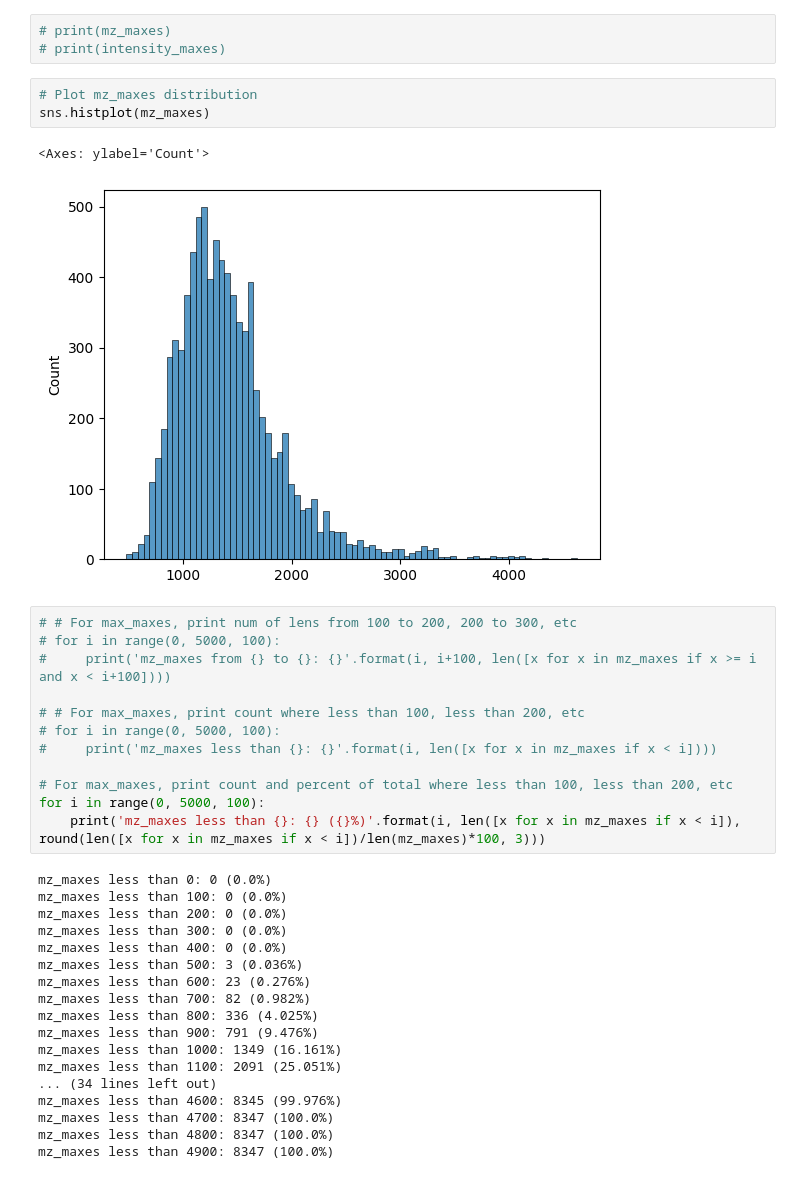
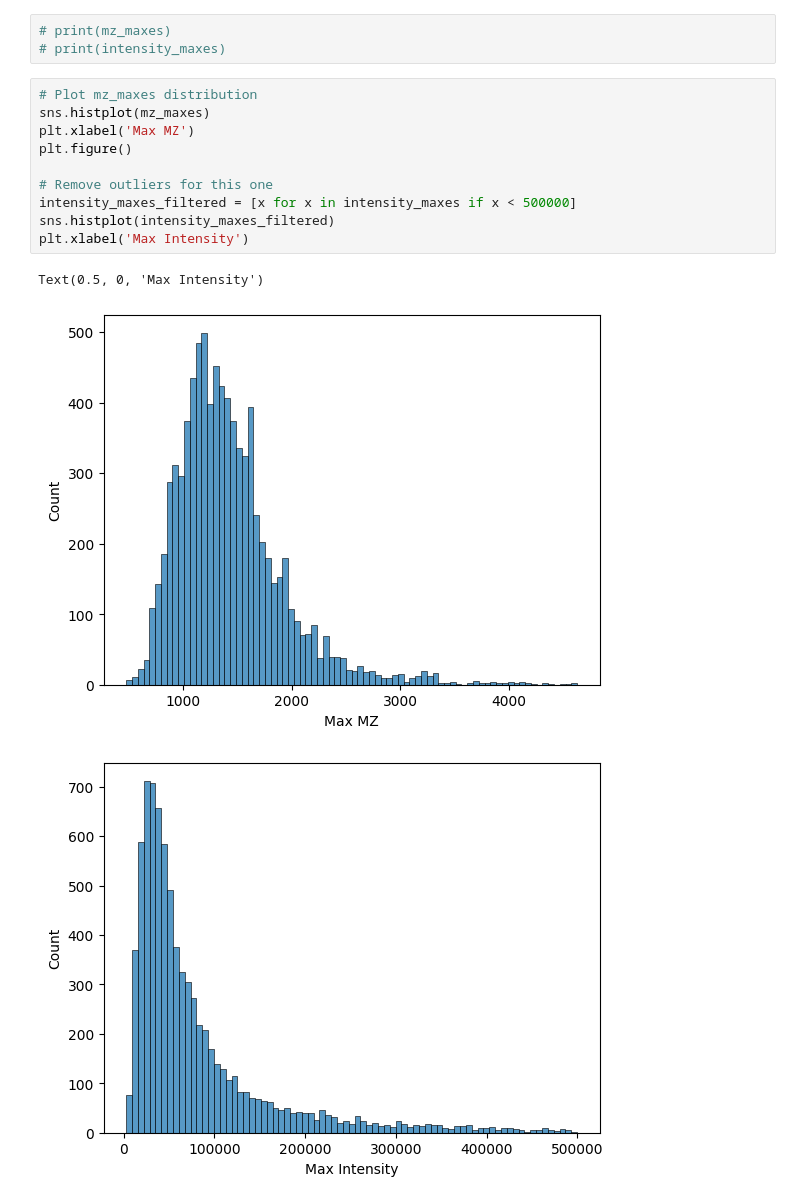
Before and after one commit to vchelur97/psm, a Jupyter notebook: eda/eda_spectrum.ipynb, the cells around one changed output. Saved outputs shown, nothing was run; the diff lists cells and outputs as text.

Commit message:
Add more data for spectrum maxes

```diff
--- a/eda/eda_spectrum.ipynb
+++ b/eda/eda_spectrum.ipynb
@@ -64,39 +60,17 @@ for scan_num in train_data_spectrum['01088_A05_P010740_S00_N33_R1.mzML']:
 # %%
 # print(mz_maxes)
 # print(intensity_maxes)
-# %%
-# Plot mz_maxes distribution
-sns.histplot(mz_maxes)
-# %% [output]
-<Axes: ylabel='Count'>
-[figure, removed]
-# %%
-# # For max_maxes, print num of lens from 100 to 200, 200 to 300, etc
-# for i in range(0, 5000, 100):
-#     print('mz_maxes from {} to {}: {}'.format(i, i+100, len([x for x in mz_maxes if x >= i and x < i+100])))
-
-# # For max_maxes, print count where less than 100, less than 200, etc
-# for i in range(0, 5000, 100):
-#     print('mz_maxes less than {}: {}'.format(i, len([x for x in mz_maxes if x < i])))
-
-# For max_maxes, print count and percent of total where less than 100, less than 200, etc
-for i in range(0, 5000, 100):
-    print('mz_maxes less than {}: {} ({}%)'.format(i, len([x for x in mz_maxes if x < i]), round(len([x for x in mz_maxes if x < i])/len(mz_maxes)*100, 3)))
-# %% [output]
-mz_maxes less than 0: 0 (0.0%)
-mz_maxes less than 100: 0 (0.0%)
-mz_maxes less than 200: 0 (0.0%)
-mz_maxes less than 300: 0 (0.0%)
-mz_maxes less than 400: 0 (0.0%)
-mz_maxes less than 500: 3 (0.036%)
-mz_maxes less than 600: 23 (0.276%)
-mz_maxes less than 700: 82 (0.982%)
-mz_maxes less than 800: 336 (4.025%)
-mz_maxes less than 900: 791 (9.476%)
-mz_maxes less than 1000: 1349 (16.161%)
-mz_maxes less than 1100: 2091 (25.051%)
-... (34 lines left out)
-mz_maxes less than 4600: 8345 (99.976%)
-mz_maxes less than 4700: 8347 (100.0%)
-mz_maxes less than 4800: 8347 (100.0%)
-mz_maxes less than 4900: 8347 (100.0%)
+# %%
+# Plot mz_maxes distribution
+sns.histplot(mz_maxes)
+plt.xlabel('Max MZ')
+plt.figure()
+
+# Remove outliers for this one
+intensity_maxes_filtered = [x for x in intensity_maxes if x < 500000]
+sns.histplot(intensity_maxes_filtered)
+plt.xlabel('Max Intensity')
+# %% [output]
+Text(0.5, 0, 'Max Intensity')
+[figure, added]
+[figure, added]
```
Also changed, not shown: parts of 3 cells of this notebook.
